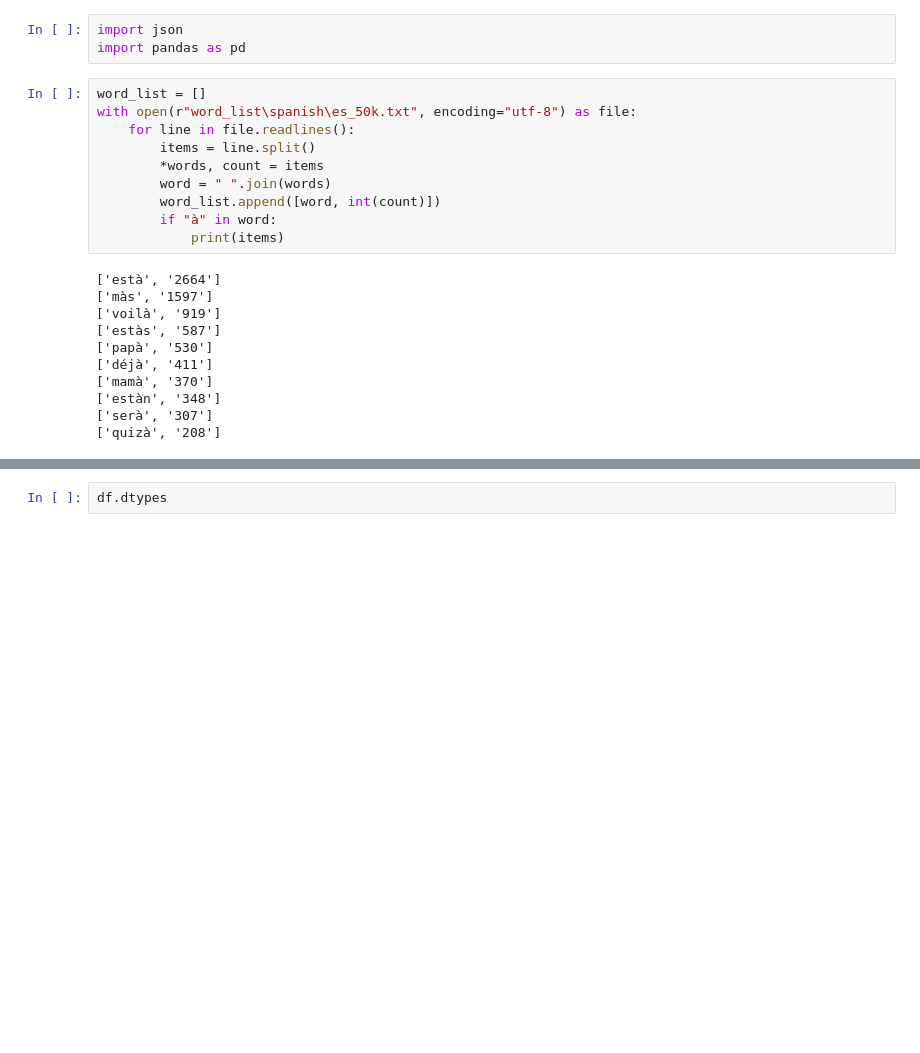
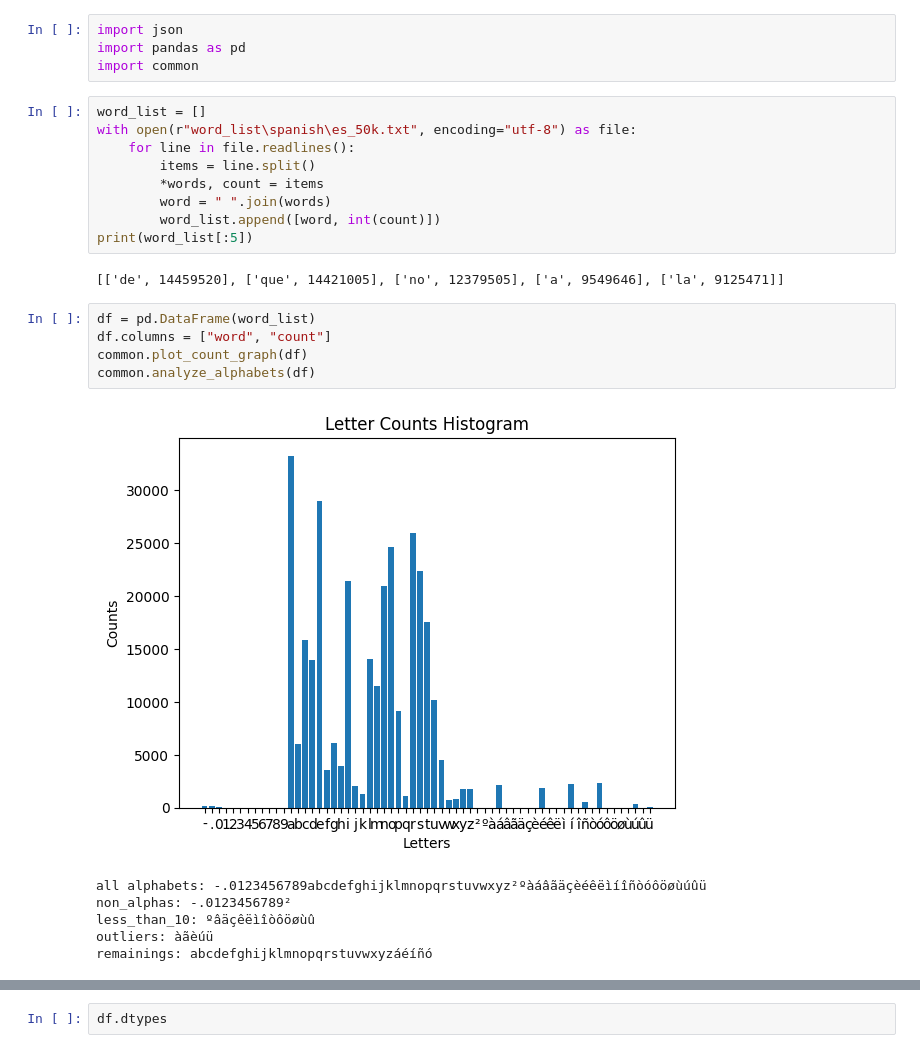
Before and after one commit to KaFaiFai/analyze_word, a Jupyter notebook: analyze_words_es.ipynb, the cells around one changed output, grey strips where cells are left out. Cells and saved outputs as stored; diff of their text form; blank space fills up the shorter version.

```diff
--- a/analyze_words_es.ipynb
+++ b/analyze_words_es.ipynb
@@ -1,6 +1,7 @@
 # %%
 import json
 import pandas as pd
+import common
 # %%
 word_list = []
 with open(r"word_list\spanish\es_50k.txt", encoding="utf-8") as file:
@@ -9,17 +10,19 @@ with open(r"word_list\spanish\es_50k.txt", encoding="utf-8") as file:
         *words, count = items
         word = " ".join(words)
         word_list.append([word, int(count)])
-        if "à" in word:
-            print(items)
+print(word_list[:5])
 # %% [output]
-['està', '2664']
-['màs', '1597']
-['voilà', '919']
-['estàs', '587']
-['papà', '530']
-['déjà', '411']
-['mamà', '370']
-['estàn', '348']
-['serà', '307']
-['quizà', '208']
+[['de', 14459520], ['que', 14421005], ['no', 12379505], ['a', 9549646], ['la', 9125471]]
+# %%
+df = pd.DataFrame(word_list)
+df.columns = ["word", "count"]
+common.plot_count_graph(df)
+common.analyze_alphabets(df)
+# %% [output]
+[figure, added]
+all alphabets: -.0123456789abcdefghijklmnopqrstuvwxyz²ºàáâãäçèéêëìíîñòóôöøùúûü
+non_alphas: -.0123456789²
+less_than_10: ºâäçêëìîòôöøùû
+outliers: àãèúü
+remainings: abcdefghijklmnopqrstuvwxyzáéíñó
 # %%
```
Also changed, not shown: parts of 5 cells of this notebook, 8 other files.
